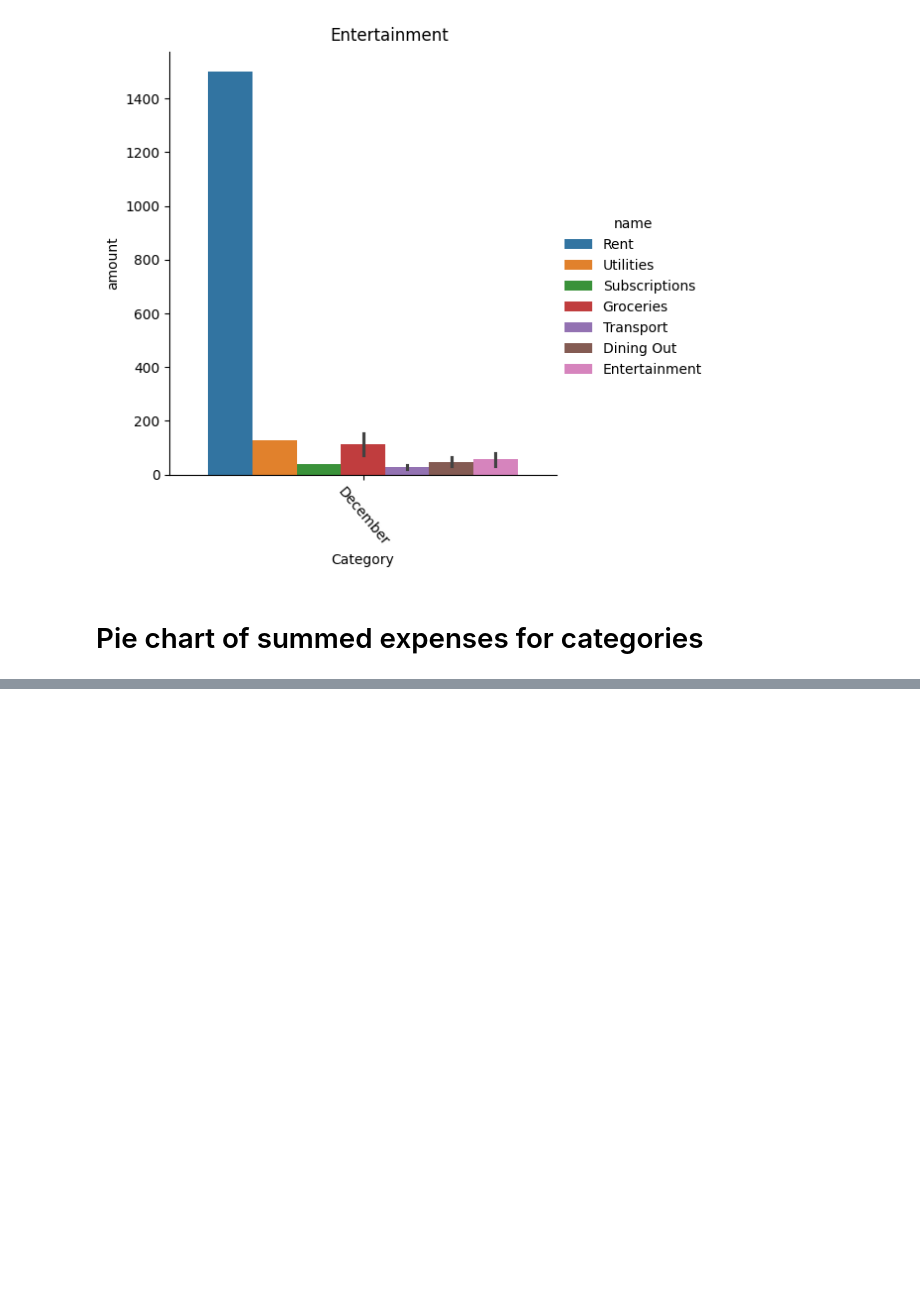
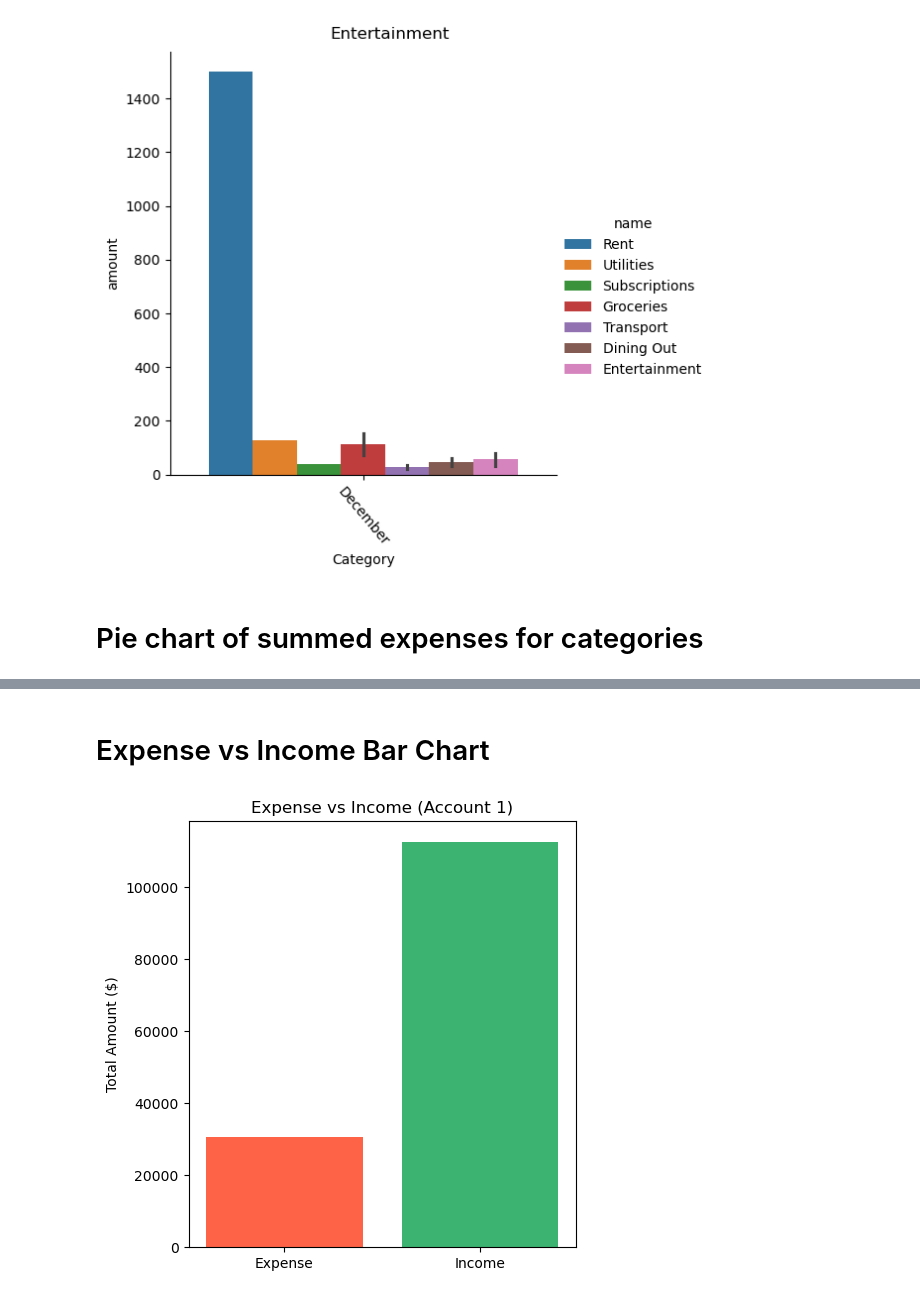
Before and after one commit to sjsu-cs122-s26/spender-menders-personal-finance-data-expense-tracker, a Jupyter notebook: notebooks/Visualization.ipynb, the cells around one changed output, grey strips where cells are left out. Cells and saved outputs as stored; diff of their text form; code cells hidden in the pictures; blank space fills up the shorter version.

Commit message:
Update Visualization.ipynb
added more visualizations

```diff
--- a/notebooks/Visualization.ipynb
+++ b/notebooks/Visualization.ipynb
@@ -252,0 +263,14 @@ Index(['Dining Out', 'Entertainment', 'Groceries', 'Rent', 'Subscriptions',
+# %% [markdown]
+# Expense vs Income Bar Chart
+# %%
+total_expense = account1_expenses['amount'].sum()
+total_income = transac_cat_merged_df[(transac_cat_merged_df.account_id == 1) & (transac_cat_merged_df.type == 'income')]['amount'].sum()
+
+fig, ax = plt.subplots(figsize=(5, 5))
+ax.bar(['Expense', 'Income'], [total_expense, total_income], color=['tomato', 'mediumseagreen'])
+ax.set_title('Expense vs Income (Account 1)')
+ax.set_ylabel('Total Amount ($)')
+plt.tight_layout()
+plt.show()
+# %% [output]
+[figure, added]
```
Also changed, not shown: parts of 15 cells of this notebook.
